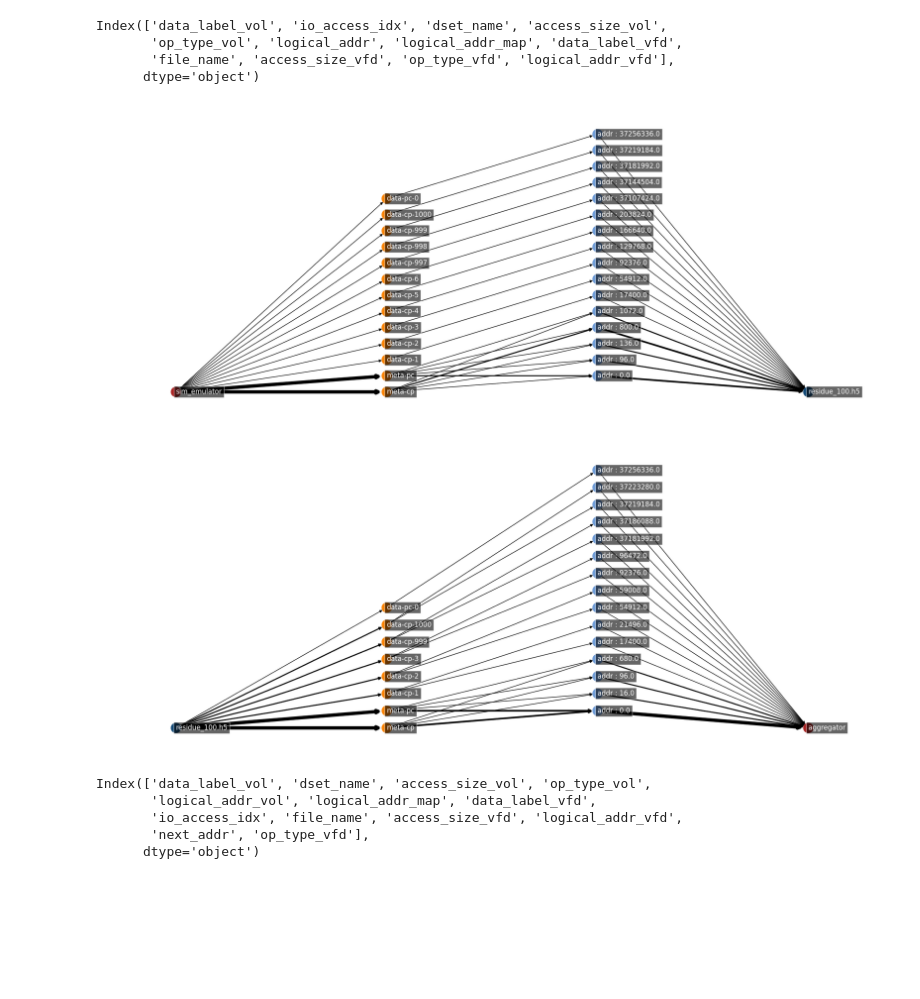
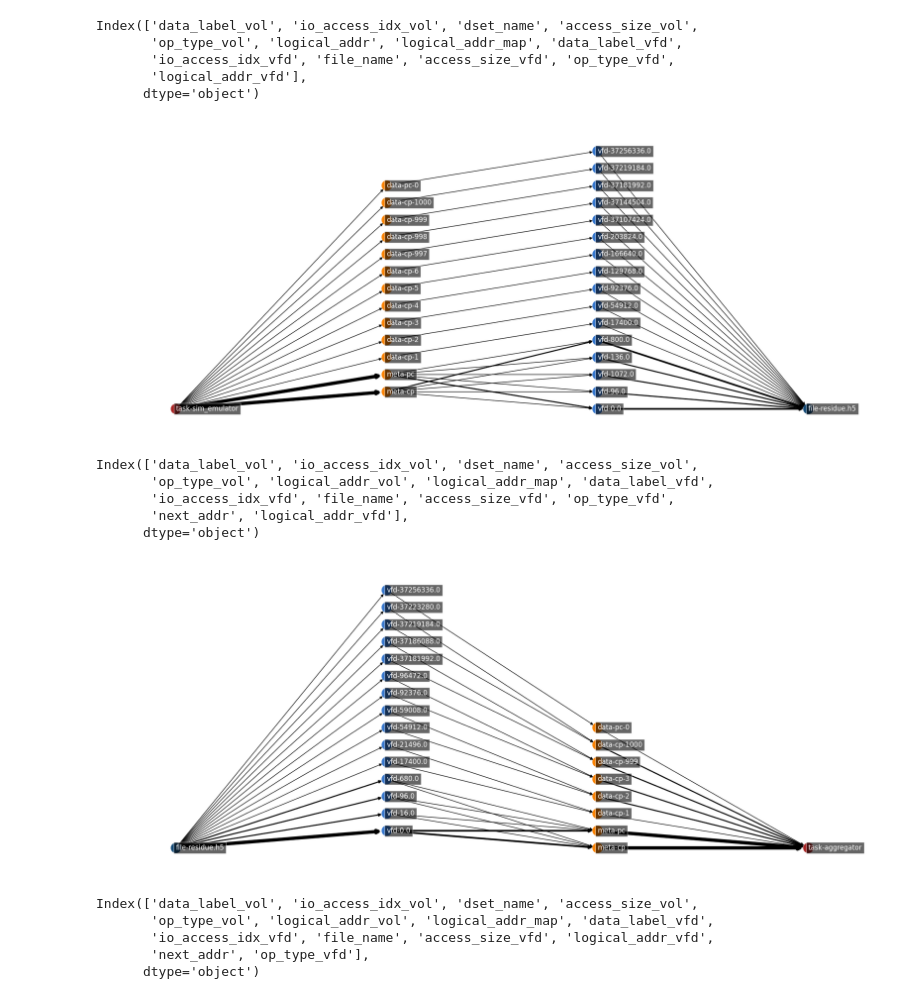
Before and after one commit to candiceT233/local-co-scheduling, a Jupyter notebook: analysis_scripts/VOLVFD_Graph_SimAgg.ipynb, the cells around one changed output. Cells and saved outputs as stored; diff of their text form; code cells hidden in the pictures; blank space fills up the shorter version.

Commit message:
update graph result

```diff
--- a/analysis_scripts/VOLVFD_Graph_SimAgg.ipynb
+++ b/analysis_scripts/VOLVFD_Graph_SimAgg.ipynb
@@ -222,7 +187,7 @@ def merge_df_sim(dfvol, dfvfd):
 
     df_sim2vol['logical_addr_map'] = df_sim2vol['logical_addr'].astype(int)
 
-    df_vfd2res = dfvfd[['data_label', 'file_name', 'access_size', 'op_type','start_addr']].copy()
+    df_vfd2res = dfvfd[['data_label', 'io_access_idx','file_name', 'access_size', 'op_type','start_addr']].copy()
     # df_vol2res.rename(columns={'start_addr':'logical_addr'}, inplace=True)
     df_vfd2res['start_addr'] = df_vfd2res['start_addr'].fillna(0)
     df_vfd2res['logical_addr_map'] = df_vfd2res['start_addr'].astype(int)
@@ -258,24 +223,35 @@ print(df_merged.columns)
 # print(df_merged.tail(5))
 # print(df_merged[df_merged['data_label_vol'].str.contains('meta-point_cloud')])
 # %% [output]
-Index(['data_label_vol', 'io_access_idx', 'dset_name', 'access_size_vol',
+Index(['data_label_vol', 'io_access_idx_vol', 'dset_name', 'access_size_vol',
        'op_type_vol', 'logical_addr', 'logical_addr_map', 'data_label_vfd',
-       'file_name', 'access_size_vfd', 'op_type_vfd', 'logical_addr_vfd'],
+       'io_access_idx_vfd', 'file_name', 'access_size_vfd', 'op_type_vfd',
+       'logical_addr_vfd'],
       dtype='object')
 # %%
 # print(df_merged[df_merged['data_label_vol'].str.match('vol-data-contact_map-1')])
-
 df_show = pd.concat([df_merged.head(6),df_merged.iloc[175:181], df_merged.iloc[443:449],df_merged.tail(5)])
 
-# 'data_label_vol', 'data_label_vfd', 'logical_addr'
-G_SIM = get_graph(df_show,['data_label_vol', 'logical_addr_vfd'],
-                  source='sim_emulator', sink='residue_100.h5',tag='sim',
-                  access_sizes=['access_size_vol','access_size_vfd'])
+G_SIM = nx.DiGraph()
 
-# print(pos)
+add_nodes_edges(G_SIM, ['sim_emulator'], list(df_show['data_label_vol']),
+                    list(df_show['io_access_idx_vol']),
+                    x_pos=0, tags=['task','sim-vol'])
+
+add_nodes_edges(G_SIM, list(df_show['data_label_vol']), list(df_show['logical_addr_vfd']),
+                    list(df_show['io_access_idx_vfd']),
+                    x_pos=1, tags=['sim-vol','sim-vfd'])
+
+add_nodes_edges(G_SIM, list(df_show['logical_addr_vfd']), ['residue.h5'],
+                    list(df_show['io_access_idx_vfd']),
+                    x_pos=2, tags=['sim-vfd','file'])
+
+# print(nx.get_node_attributes(G_SIM,'pos'))
+# print(nx.get_edge_attributes(G_SIM,'access_cnt'))
+
 draw_graph(G_SIM,COLOR_MAP,rm_tags=['sim'])
 # %% [output]
-[figure, old version]
+[figure, new version]
 # %%
 # map only read
 def merge_df_agg_read(dfvol, dfvfd,vol_idx2addr_map):
@@ -309,7 +285,7 @@ def merge_df_agg_read(dfvol, dfvfd,vol_idx2addr_map):
     # df_vol2res_meta['logical_addr_map'] = df_vol2res_meta['start_addr']
     # df_vol2res_loc['logical_addr_map'] = df_vol2res_loc['start_addr']
 
-    df_vfd2res = pd.concat([df_vfd2res_meta,df_vfd2res_loc, df_vfd2res_data], axis=0).set_index('io_access_idx')
+    df_vfd2res = pd.concat([df_vfd2res_meta,df_vfd2res_loc, df_vfd2res_data], axis=0) #.set_index('io_access_idx')
 
     # # df_vol2res_data['logical_addr_map'] = df_vol2res_data['logical_addr_map'].astype(int)
     df_vfd2res.rename(columns={'start_addr':'logical_addr'}, inplace=True)
@@ -326,26 +302,50 @@ dfvol = read_data(dfvol)
 dfvfd = read_data(dfvfd)
 
 df_agg_read_merged = merge_df_agg_read(dfvol,dfvfd,vol_idx2addr_map)
-
+print(df_agg_read_merged.columns)
 # print(df_agg_read_merged.head(20))
+# %% [output]
+Index(['data_label_vol', 'io_access_idx_vol', 'dset_name', 'access_size_vol',
+       'op_type_vol', 'logical_addr_vol', 'logical_addr_map', 'data_label_vfd',
+       'io_access_idx_vfd', 'file_name', 'access_size_vfd', 'op_type_vfd',
+       'next_addr', 'logical_addr_vfd'],
+      dtype='object')
 # %%
 # print(df_agg_read_merged[df_agg_read_merged['data_label_vol'].str.match('vol-data-contact_map-1')])
 # print(df_agg_read_merged[df_agg_read_merged['data_label_vol'].str.match('vol-meta-point_cloud')])
 
 df_show = pd.concat([df_agg_read_merged.head(6),df_agg_read_merged.iloc[195:201], df_agg_read_merged.iloc[391:397],df_agg_read_merged.tail(5)])
 
 # 'data_label_vol', 'data_label_vfd', 'logical_addr_vfd'
 x_pos = max(nx.get_node_attributes(G_SIM,'pos').values())[0]
 
-G_AGG_R = get_graph(df_show,['logical_addr_vfd', 'data_label_vol'],
-                  source='residue_100.h5', sink='aggregator',
-                  tag='agg_r',x=x_pos, reverse=True,
-                  access_sizes=['access_size_vfd','access_size_vol'])
+# G_AGG_R = get_graph(df_show,['logical_addr_vfd', 'data_label_vol'],
+#                   source='residue_100.h5', sink='aggregator',
+#                   tag='agg_r',x=x_pos, reverse=False,
+#                   access_sizes=['access_size_vfd','access_size_vol'])
+
+G_AGG_R = nx.DiGraph()
+
+add_nodes_edges(G_AGG_R, ['residue.h5'], list(df_show['logical_addr_vfd']),
+                    list(df_show['io_access_idx_vfd']),
+                    x_pos=x_pos, tags=['file','agg_r-vfd'])
+x_pos+=1
+add_nodes_edges(G_AGG_R, list(df_show['logical_addr_vfd']), list(df_show['data_label_vol']),
+                    list(df_show['io_access_idx_vol']),
+                    x_pos=x_pos, tags=['agg_r-vfd','agg_r-vol'])
+
+x_pos+=1
+add_nodes_edges(G_AGG_R, list(df_show['data_label_vol']), ['aggregator'],
+                    list(df_show['io_access_idx_vol']),
+                    x_pos=x_pos, tags=['agg_r-vol','task'])
+
+# print(nx.get_node_attributes(G_AGG_R,'pos'))
+# print(nx.get_edge_attributes(G_AGG_R,'access_cnt'))
 
 # G_AGG_R = get_graph(df_show,['logical_addr_vfd', 'data_label_vol'], source='residue_100.h5', sink='aggregator',tag='agg_r',x=x_pos, reverse=True)
 draw_graph(G_AGG_R,COLOR_MAP, rm_tags=['agg_r'])
 # %% [output]
-[figure, old version]
+[figure, new version]
 # %%
 # map only write
 def apply_map(x,df_vfd2res_data):
@@ -357,7 +357,7 @@ def apply_map(x,df_vfd2res_data):
 
 
 def merge_df_agg_write(dfvol, dfvfd):
-    df_agg2vol = dfvol[['data_label','dset_name', 'access_size','op_type', 'logical_addr']].copy()
+    df_agg2vol = dfvol[['data_label', 'io_access_idx','dset_name', 'access_size','op_type', 'logical_addr']].copy()
     df_vol2vfd = dfvfd[['data_label', 'io_access_idx', 'file_name', 'access_size', 'start_addr', 'next_addr','op_type']].copy()
 
     # vol map # set 0 for meta
@@ -405,9 +405,9 @@ df_agg_write_merged = merge_df_agg_write(dfvol,dfvfd)
 print(df_agg_write_merged.columns)
 # print(df_agg_write_merged.head(20))
 # %% [output]
-Index(['data_label_vol', 'dset_name', 'access_size_vol', 'op_type_vol',
-       'logical_addr_vol', 'logical_addr_map', 'data_label_vfd',
-       'io_access_idx', 'file_name', 'access_size_vfd', 'logical_addr_vfd',
+Index(['data_label_vol', 'io_access_idx_vol', 'dset_name', 'access_size_vol',
+       'op_type_vol', 'logical_addr_vol', 'logical_addr_map', 'data_label_vfd',
+       'io_access_idx_vfd', 'file_name', 'access_size_vfd', 'logical_addr_vfd',
        'next_addr', 'op_type_vfd'],
       dtype='object')
 # %%
```
Also changed, not shown: parts of 7 cells of this notebook, 9 other files.
